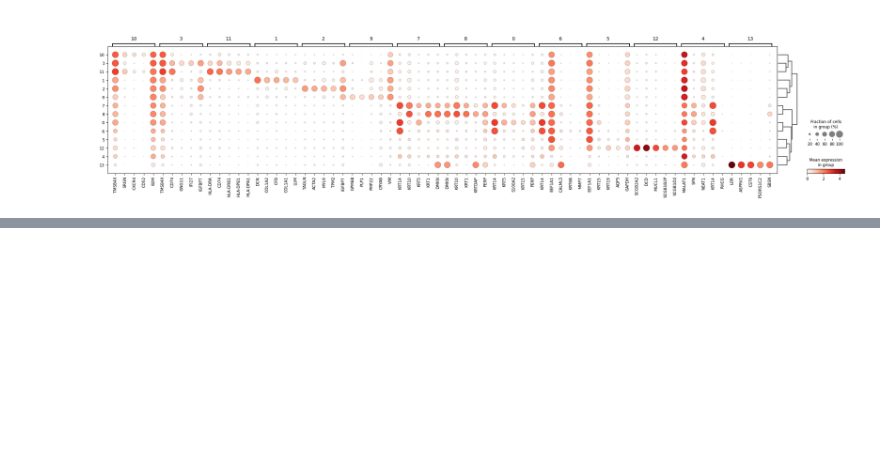
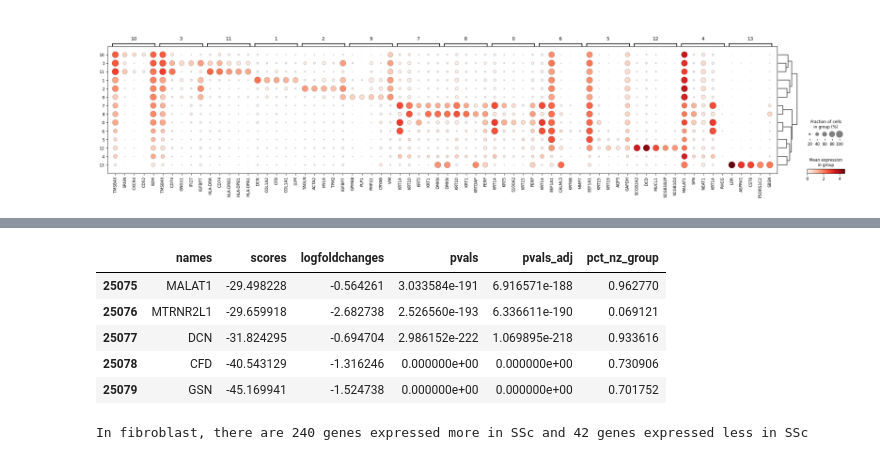
Before and after one commit to Vivian0105/Bioinformatics, a Jupyter notebook: scRNAseq_analysis.ipynb, the cells around one changed output, grey strips where cells are left out. Saved outputs shown, nothing was run; the diff lists cells and outputs as text; code cells hidden in the pictures; blank space fills up the shorter version.

```diff
--- a/scRNAseq_analysis.ipynb
+++ b/scRNAseq_analysis.ipynb
@@ -293,0 +323,15 @@ WARNING: dendrogram data not found (using key=dendrogram_leiden_res_0.5). Runnin
+# %%
+DEGs.tail(5)
+# %% [output]
+|  | names | scores | logfoldchanges | pvals | pvals_adj | pct_nz_group |
+| 25075 | MALAT1 | -29.498228 | -0.564261 | 3.033584e-191 | 6.916571e-188 | 0.962770 |
+| 25076 | MTRNR2L1 | -29.659918 | -2.682738 | 2.526560e-193 | 6.336611e-190 | 0.069121 |
+| 25077 | DCN | -31.824295 | -0.694704 | 2.986152e-222 | 1.069895e-218 | 0.933616 |
+| 25078 | CFD | -40.543129 | -1.316246 | 0.000000e+00 | 0.000000e+00 | 0.730906 |
+| 25079 | GSN | -45.169941 | -1.524738 | 0.000000e+00 | 0.000000e+00 | 0.701752 |
+# %%
+DEGs_up=DEGs.loc[(DEGs['logfoldchanges']>1) & (DEGs['pvals_adj']<0.05),:]
+DEGs_down=DEGs.loc[(DEGs['logfoldchanges']<-1) & (DEGs['pvals_adj']<0.05),:]
+print('In fibroblast, there are %i genes expressed more in SSc and %i genes expressed less in SSc'%(DEGs_up.shape[0], DEGs_down.shape[0]))
+# %% [output]
+In fibroblast, there are 240 genes expressed more in SSc and 42 genes expressed less in SSc
```
Also changed, not shown: parts of 15 cells of this notebook.
